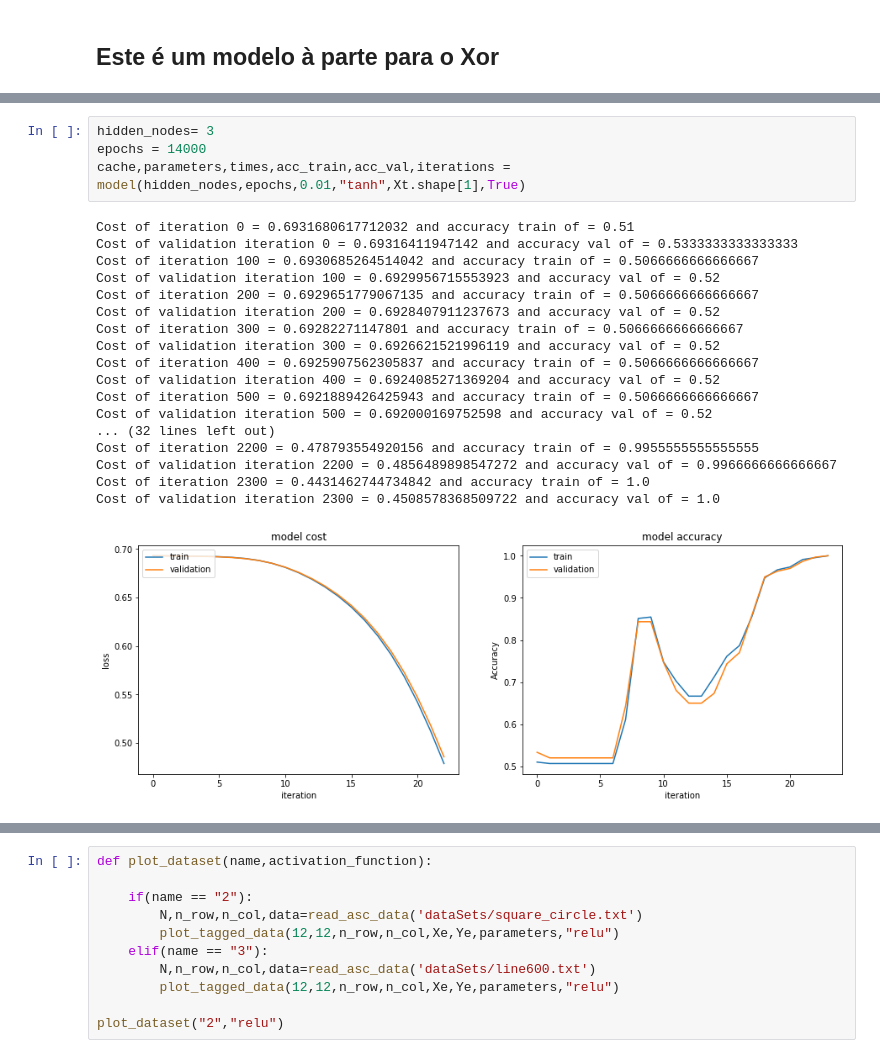
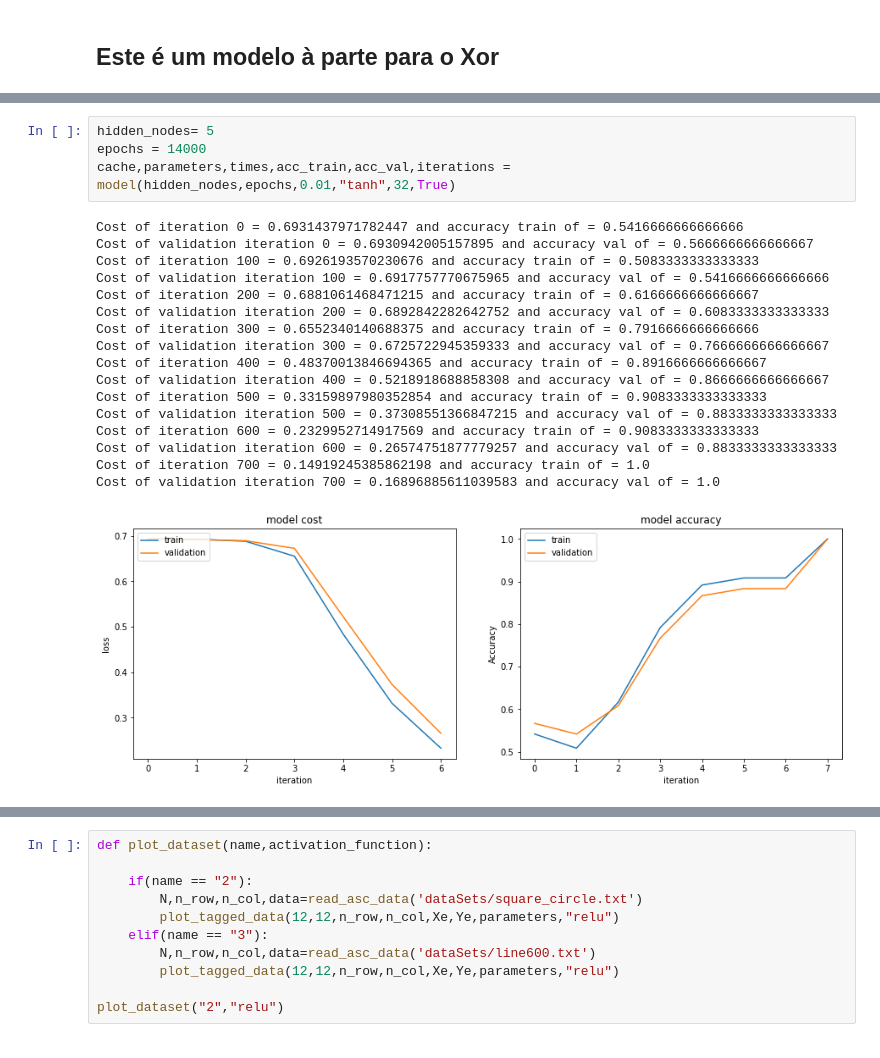
Before and after one commit to GuilhermeViveiros/Shallow-Neural-Networks, a Jupyter notebook: ShallowNetworks.ipynb, the cells around one changed output, grey strips where cells are left out. Cells and saved outputs as stored; diff of their text form.

```diff
--- a/ShallowNetworks.ipynb
+++ b/ShallowNetworks.ipynb
@@ -535,26 +516,25 @@ Cost of iteration 11000 = 0.23200138710157675 and accuracy train of = 1.0
 # %%
-hidden_nodes= 3
+hidden_nodes= 5
 epochs = 14000
-cache,parameters,times,acc_train,acc_val,iterations = model(hidden_nodes,epochs,0.01,"tanh",Xt.shape[1],True)
+cache,parameters,times,acc_train,acc_val,iterations = model(hidden_nodes,epochs,0.01,"tanh",32,True)
 # %% [output]
-Cost of iteration 0 = 0.6931680617712032 and accuracy train of = 0.51
-Cost of validation iteration 0 = 0.69316411947142 and accuracy val of = 0.5333333333333333
-Cost of iteration 100 = 0.6930685264514042 and accuracy train of = 0.5066666666666667
-Cost of validation iteration 100 = 0.6929956715553923 and accuracy val of = 0.52
-Cost of iteration 200 = 0.6929651779067135 and accuracy train of = 0.5066666666666667
-Cost of validation iteration 200 = 0.6928407911237673 and accuracy val of = 0.52
-Cost of iteration 300 = 0.69282271147801 and accuracy train of = 0.5066666666666667
-Cost of validation iteration 300 = 0.6926621521996119 and accuracy val of = 0.52
-Cost of iteration 400 = 0.6925907562305837 and accuracy train of = 0.5066666666666667
-Cost of validation iteration 400 = 0.6924085271369204 and accuracy val of = 0.52
-Cost of iteration 500 = 0.6921889426425943 and accuracy train of = 0.5066666666666667
-Cost of validation iteration 500 = 0.692000169752598 and accuracy val of = 0.52
-... (32 lines left out)
-Cost of iteration 2200 = 0.478793554920156 and accuracy train of = 0.9955555555555555
-Cost of validation iteration 2200 = 0.4856489898547272 and accuracy val of = 0.9966666666666667
-Cost of iteration 2300 = 0.4431462744734842 and accuracy train of = 1.0
-Cost of validation iteration 2300 = 0.4508578368509722 and accuracy val of = 1.0
+Cost of iteration 0 = 0.6931437971782447 and accuracy train of = 0.5416666666666666
+Cost of validation iteration 0 = 0.6930942005157895 and accuracy val of = 0.5666666666666667
+Cost of iteration 100 = 0.6926193570230676 and accuracy train of = 0.5083333333333333
+Cost of validation iteration 100 = 0.6917757770675965 and accuracy val of = 0.5416666666666666
+Cost of iteration 200 = 0.6881061468471215 and accuracy train of = 0.6166666666666667
+Cost of validation iteration 200 = 0.6892842282642752 and accuracy val of = 0.6083333333333333
+Cost of iteration 300 = 0.6552340140688375 and accuracy train of = 0.7916666666666666
+Cost of validation iteration 300 = 0.6725722945359333 and accuracy val of = 0.7666666666666667
+Cost of iteration 400 = 0.48370013846694365 and accuracy train of = 0.8916666666666667
+Cost of validation iteration 400 = 0.5218918688858308 and accuracy val of = 0.8666666666666667
+Cost of iteration 500 = 0.33159897980352854 and accuracy train of = 0.9083333333333333
+Cost of validation iteration 500 = 0.37308551366847215 and accuracy val of = 0.8833333333333333
+Cost of iteration 600 = 0.2329952714917569 and accuracy train of = 0.9083333333333333
+Cost of validation iteration 600 = 0.26574751877779257 and accuracy val of = 0.8833333333333333
+Cost of iteration 700 = 0.14919245385862198 and accuracy train of = 1.0
+Cost of validation iteration 700 = 0.16896885611039583 and accuracy val of = 1.0
-[figure, old version]
+[figure, new version]
 # %%
 #funções de ativação disponíveis por agora
 # * Relu
```
Also changed, not shown: parts of 11 cells of this notebook.
